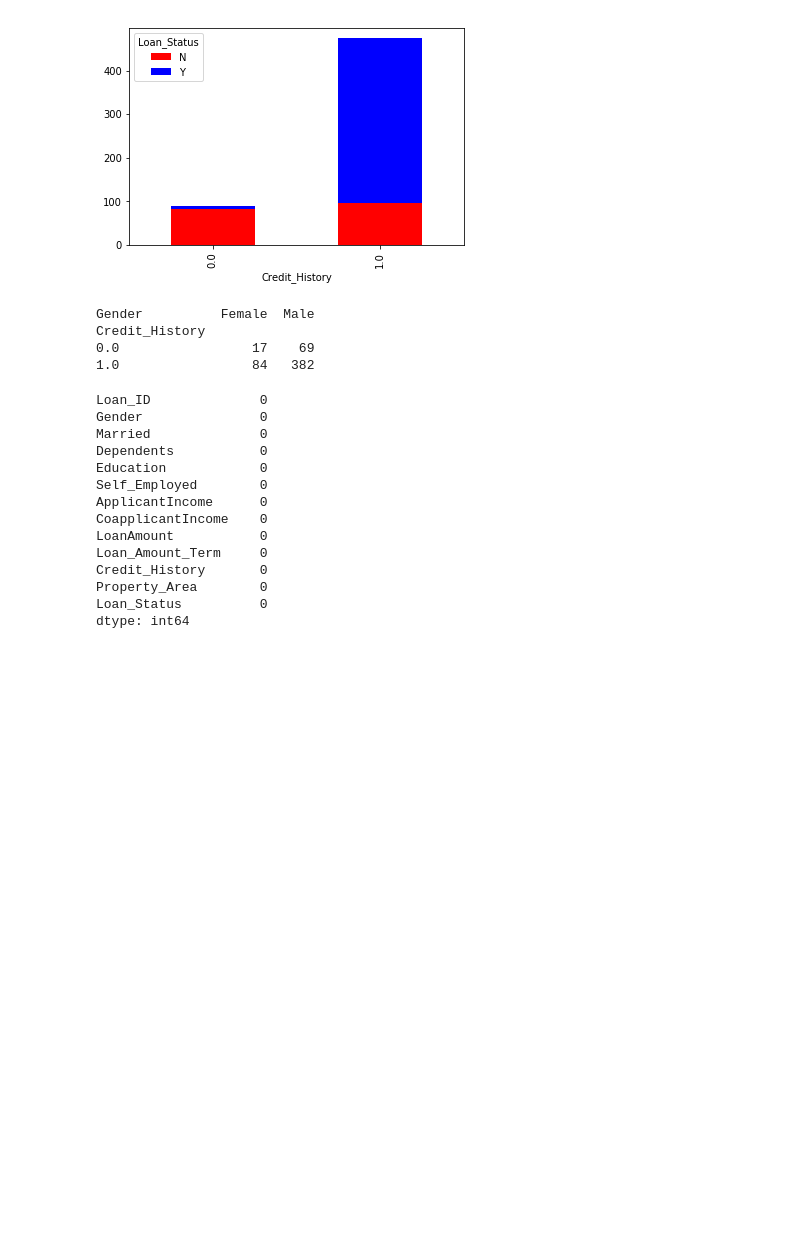
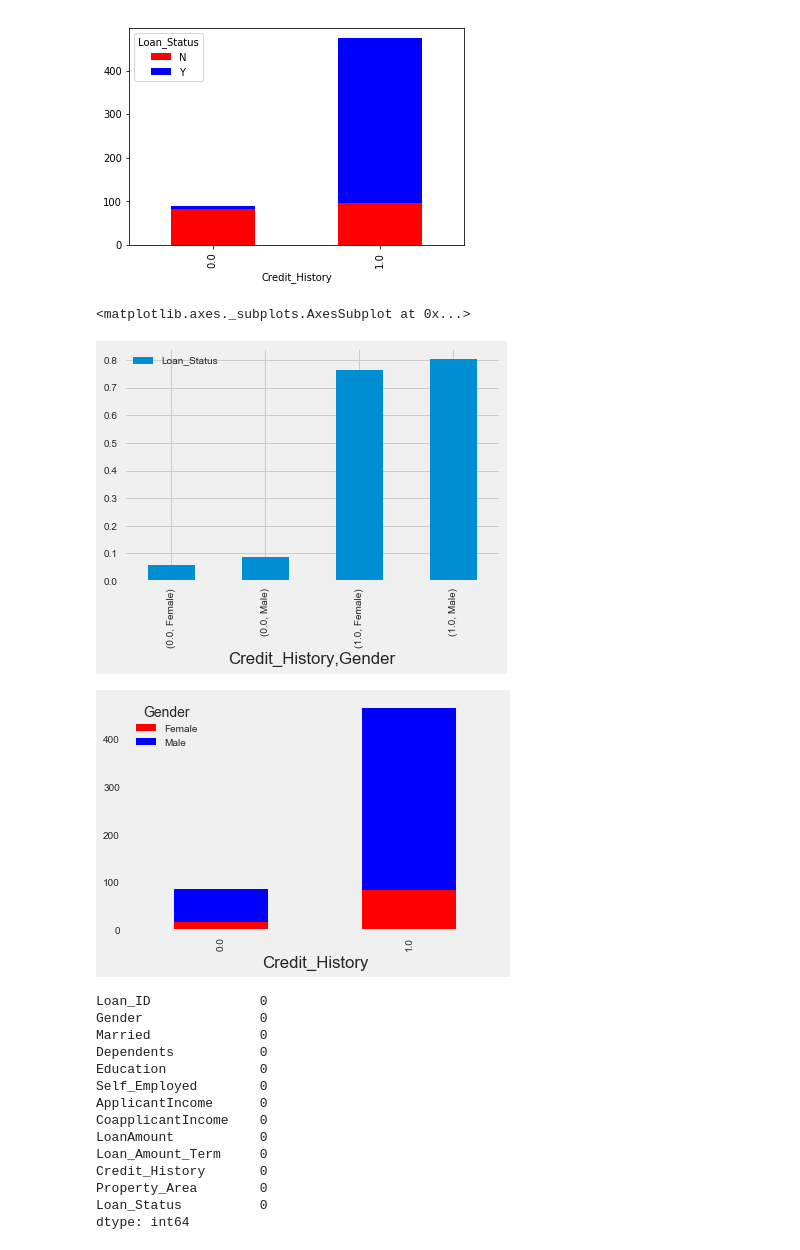
Before and after one commit to virenderdhiman/PyWorkSpace, a Jupyter notebook: LoanPrediction/LoanPredictionV2.ipynb, the cells around one changed output. Drawn from its saved outputs; the diff is of its cells as text; code cells hidden in the pictures; blank space fills up the shorter version.

```diff
--- a/LoanPrediction/LoanPredictionV2.ipynb
+++ b/LoanPrediction/LoanPredictionV2.ipynb
@@ -238,16 +284,15 @@ temp3.plot(kind='bar', stacked=True, color=['red','blue'], grid=False)
 # %%
 
 
-ttemp4 = df.pivot_table(values='Loan_Status',index=['Credit_History','Gender'],aggfunc=lambda x: x.map({'Y':1,'N':0}).mean())
-print(temp4)
-#temp4.plot(kind = 'bar')
-#temp4 = pd.crosstab(df['Credit_History'], df['Gender'])
-#temp4.plot(kind='bar', stacked=True, color=['red','blue'], grid=False)
+temp4 = df.pivot_table(values='Loan_Status',index=['Credit_History','Gender'],aggfunc=lambda x: x.map({'Y':1,'N':0}).mean())
+#print(temp4)
+temp4.plot(kind = 'bar')
+temp4 = pd.crosstab(df['Credit_History'], df['Gender'])
+temp4.plot(kind='bar', stacked=True, color=['red','blue'], grid=False)
 # %% [output]
-Gender          Female  Male
-Credit_History
-0.0                 17    69
-1.0                 84   382
+<matplotlib.axes._subplots.AxesSubplot at 0x...>
+[figure, added]
+[figure, added]
 # %%
 #find missing values
 df.apply(lambda x: sum(x.isnull()),axis=0)
```
Also changed, not shown: parts of 7 cells of this notebook, 3 other files.
